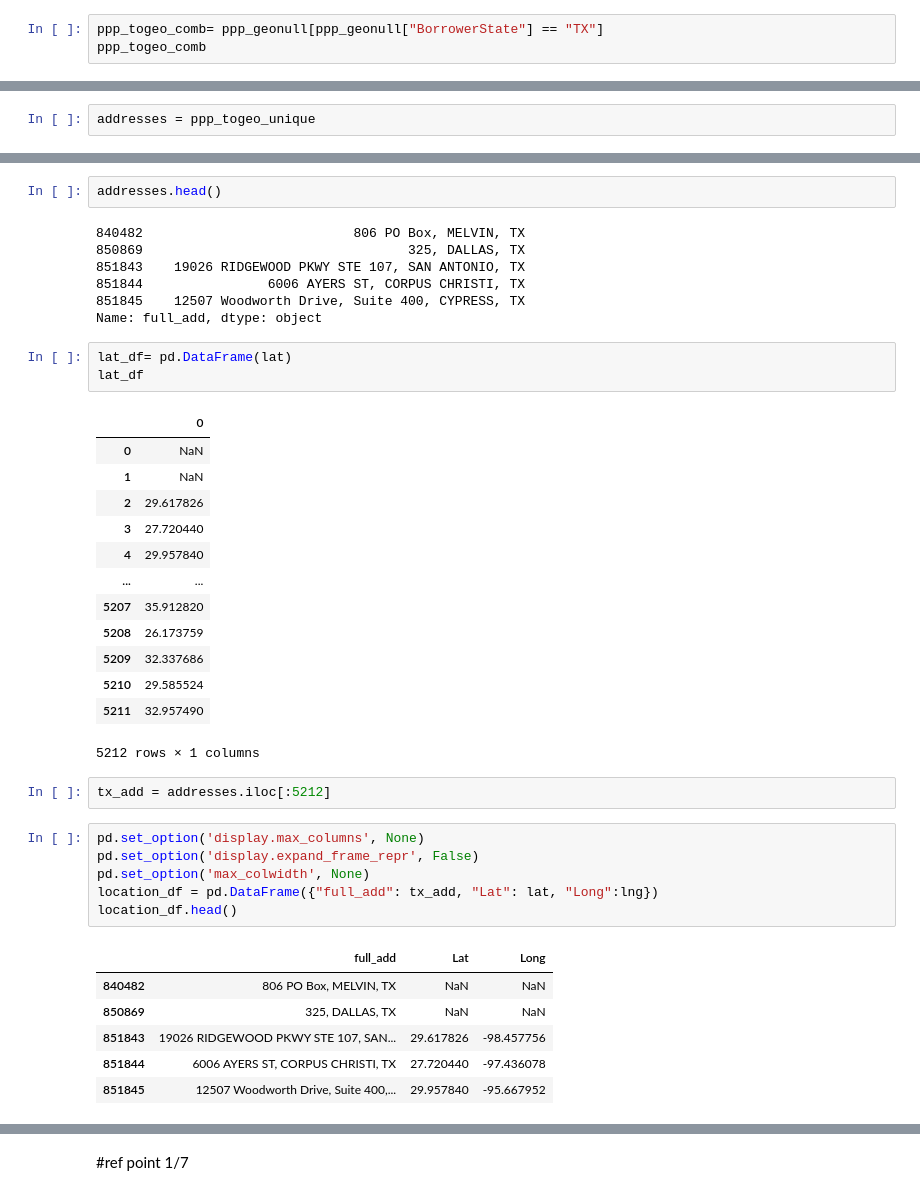
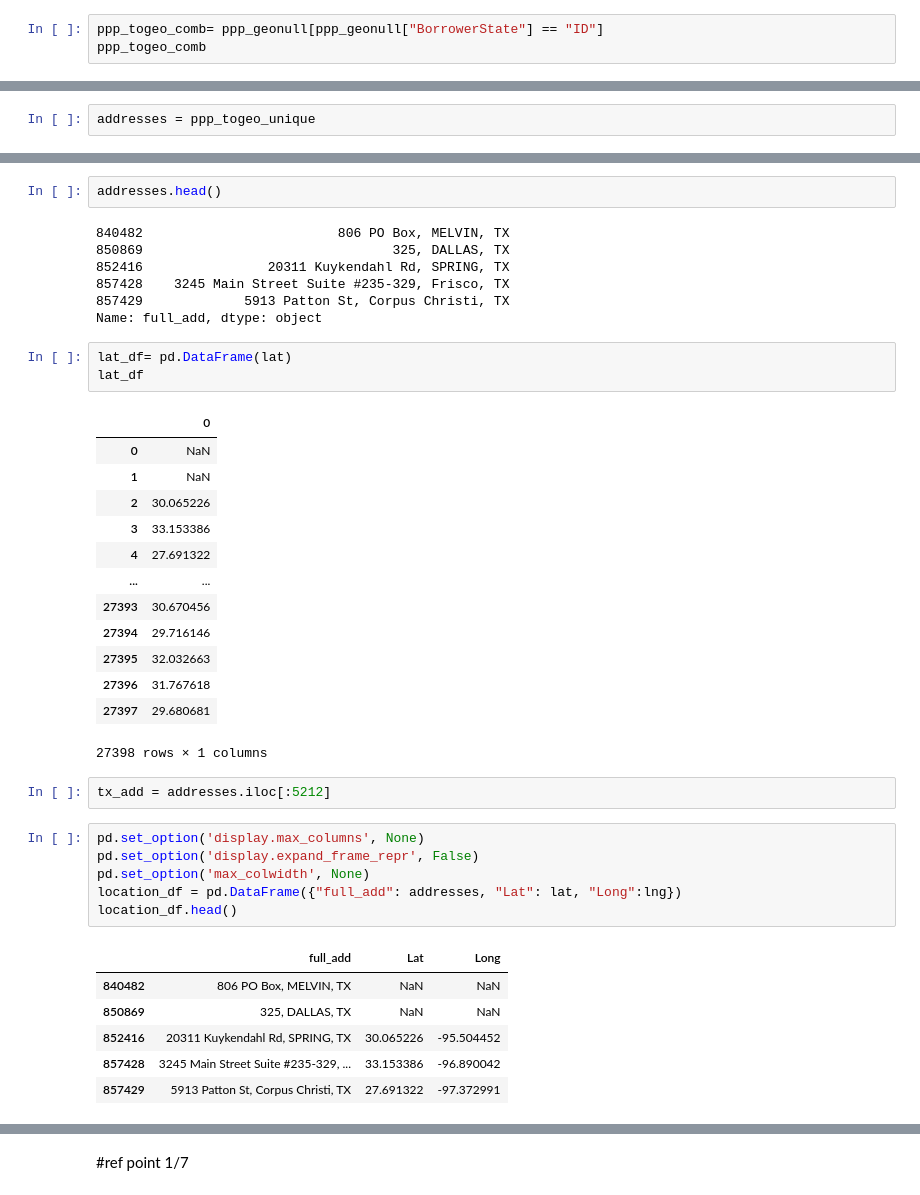
Before and after one commit to cspence001/mapdata_finalization_notebooks, a Jupyter notebook: reimagined-engine1/main_label_geo.ipynb, the cells around one changed output, grey strips where cells are left out. Drawn from its saved outputs; the diff is of its cells as text.

```diff
--- a/reimagined-engine1/main_label_geo.ipynb
+++ b/reimagined-engine1/main_label_geo.ipynb
@@ -55,6 +53,6 @@ Name: BorrowerState, dtype: int64
 # %% [markdown]
 <h4> Process by State
 # %%
-ppp_togeo_comb= ppp_geonull[ppp_geonull["BorrowerState"] == "TX"]
+ppp_togeo_comb= ppp_geonull[ppp_geonull["BorrowerState"] == "ID"]
 ppp_togeo_comb
 # %% [output]
@@ -151,11 +144,11 @@ Name: full_add, Length: 32607, dtype: object
 # %%
 addresses.head()
 # %% [output]
-840482                           806 PO Box, MELVIN, TX
-850869                                  325, DALLAS, TX
-851843    19026 RIDGEWOOD PKWY STE 107, SAN ANTONIO, TX
-851844                6006 AYERS ST, CORPUS CHRISTI, TX
-851845    12507 Woodworth Drive, Suite 400, CYPRESS, TX
+840482                         806 PO Box, MELVIN, TX
+850869                                325, DALLAS, TX
+852416                20311 Kuykendahl Rd, SPRING, TX
+857428    3245 Main Street Suite #235-329, Frisco, TX
+857429             5913 Patton St, Corpus Christi, TX
 Name: full_add, dtype: object
 # %%
 lat_df= pd.DataFrame(lat)
@@ -164,31 +157,31 @@ lat_df
 |  | 0 |
 | 0 | NaN |
 | 1 | NaN |
-| 2 | 29.617826 |
-| 3 | 27.720440 |
-| 4 | 29.957840 |
+| 2 | 30.065226 |
+| 3 | 33.153386 |
+| 4 | 27.691322 |
 | ... | ... |
-| 5207 | 35.912820 |
-| 5208 | 26.173759 |
-| 5209 | 32.337686 |
-| 5210 | 29.585524 |
-| 5211 | 32.957490 |
+| 27393 | 30.670456 |
+| 27394 | 29.716146 |
+| 27395 | 32.032663 |
+| 27396 | 31.767618 |
+| 27397 | 29.680681 |
-5212 rows × 1 columns
+27398 rows × 1 columns
 # %%
 tx_add = addresses.iloc[:5212]
 # %%
 pd.set_option('display.max_columns', None)
 pd.set_option('display.expand_frame_repr', False)
 pd.set_option('max_colwidth', None)
-location_df = pd.DataFrame({"full_add": tx_add, "Lat": lat, "Long":lng})
+location_df = pd.DataFrame({"full_add": addresses, "Lat": lat, "Long":lng})
 location_df.head()
 # %% [output]
 |  | full_add | Lat | Long |
 | 840482 | 806 PO Box, MELVIN, TX | NaN | NaN |
 | 850869 | 325, DALLAS, TX | NaN | NaN |
-| 851843 | 19026 RIDGEWOOD PKWY STE 107, SAN... | 29.617826 | -98.457756 |
-| 851844 | 6006 AYERS ST, CORPUS CHRISTI, TX | 27.720440 | -97.436078 |
-| 851845 | 12507 Woodworth Drive, Suite 400,... | 29.957840 | -95.667952 |
+| 852416 | 20311 Kuykendahl Rd, SPRING, TX | 30.065226 | -95.504452 |
+| 857428 | 3245 Main Street Suite #235-329, ... | 33.153386 | -96.890042 |
+| 857429 | 5913 Patton St, Corpus Christi, TX | 27.691322 | -97.372991 |
 # %%
 location_null = location_df.loc[location_df["Lat"].isnull()]
 location_null.count()
```
Also changed, not shown: parts of 14 cells of this notebook.
